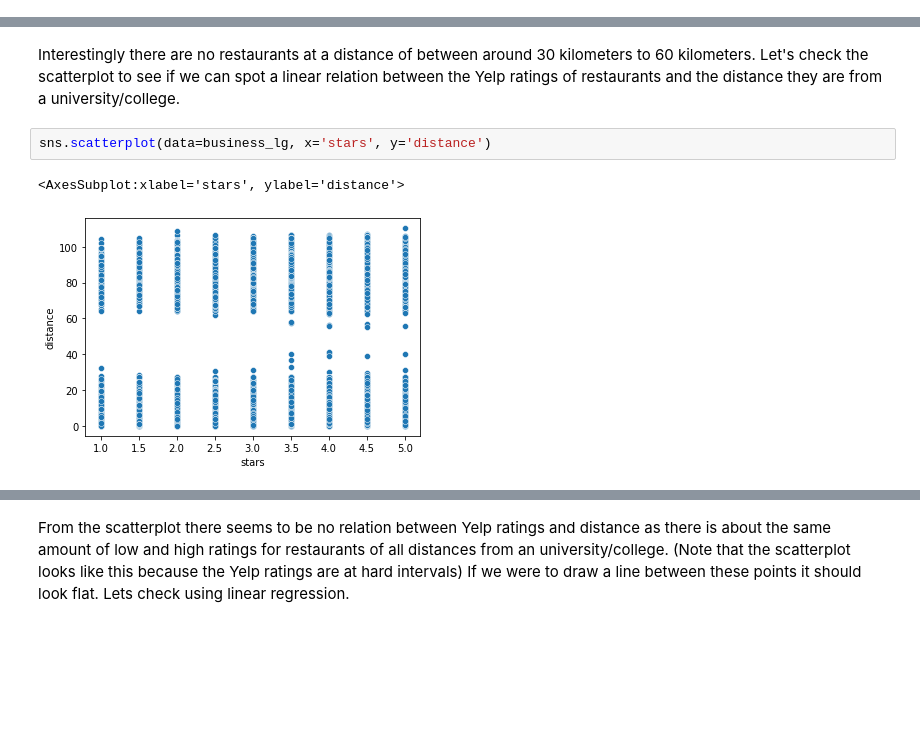
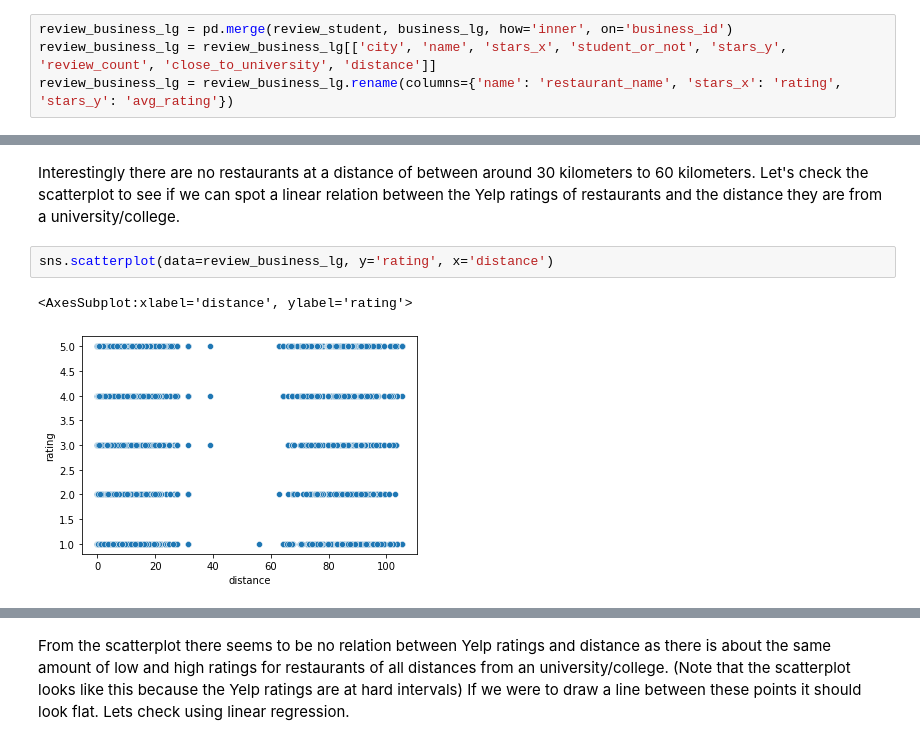
Before and after one commit to rabihzsiddiqui/Restaurant_Rating_Analysis, a Jupyter notebook: EDACheckpoint_Group025_WI24.ipynb, the cells around one changed output, grey strips where cells are left out. Drawn from its saved outputs; the diff is of its cells as text; blank space fills up the shorter version.

```diff
--- a/EDACheckpoint_Group025_WI24.ipynb
+++ b/EDACheckpoint_Group025_WI24.ipynb
@@ -423,3 +425,7 @@ business_lg
+# %%
+review_business_lg = pd.merge(review_student, business_lg, how='inner', on='business_id')
+review_business_lg = review_business_lg[['city', 'name', 'stars_x', 'student_or_not', 'stars_y', 'review_count', 'close_to_university', 'distance']]
+review_business_lg = review_business_lg.rename(columns={'name': 'restaurant_name', 'stars_x': 'rating', 'stars_y': 'avg_rating'})
 # %% [markdown]
 Let's check the distribution on distances.
 # %%
@@ -440,7 +446,7 @@ f1 = plt.gcf()
 # %% [markdown]
 Interestingly there are no restaurants at a distance of between around 30 kilometers to 60 kilometers. Let's check the scatterplot to see if we can spot a linear relation between the Yelp ratings of restaurants and the distance they are from a university/college.
 # %%
-sns.scatterplot(data=business_lg, x='stars', y='distance')
+sns.scatterplot(data=review_business_lg, y='rating', x='distance')
 # %% [output]
-<AxesSubplot:xlabel='stars', ylabel='distance'>
+<AxesSubplot:xlabel='distance', ylabel='rating'>
-[figure, old version]
+[figure, new version]
```
Also changed, not shown: parts of 18 cells of this notebook.
